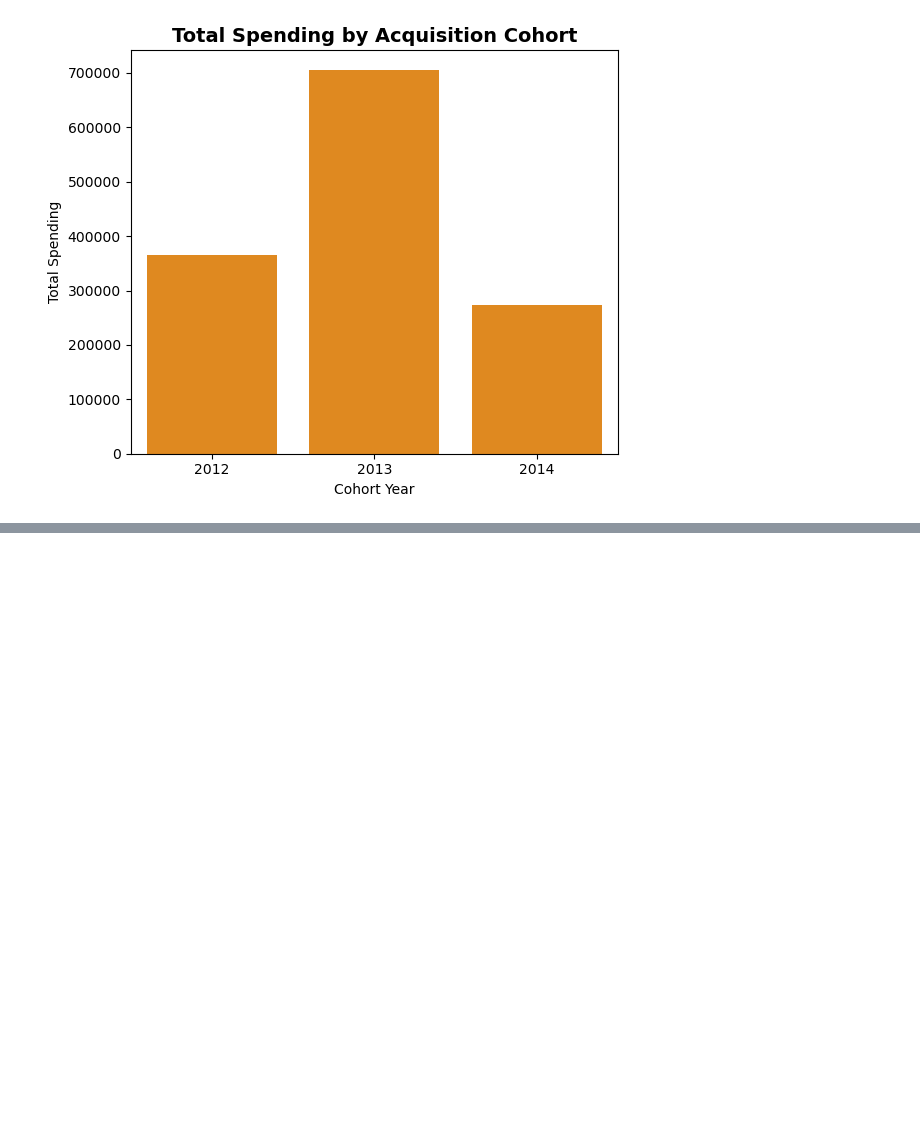
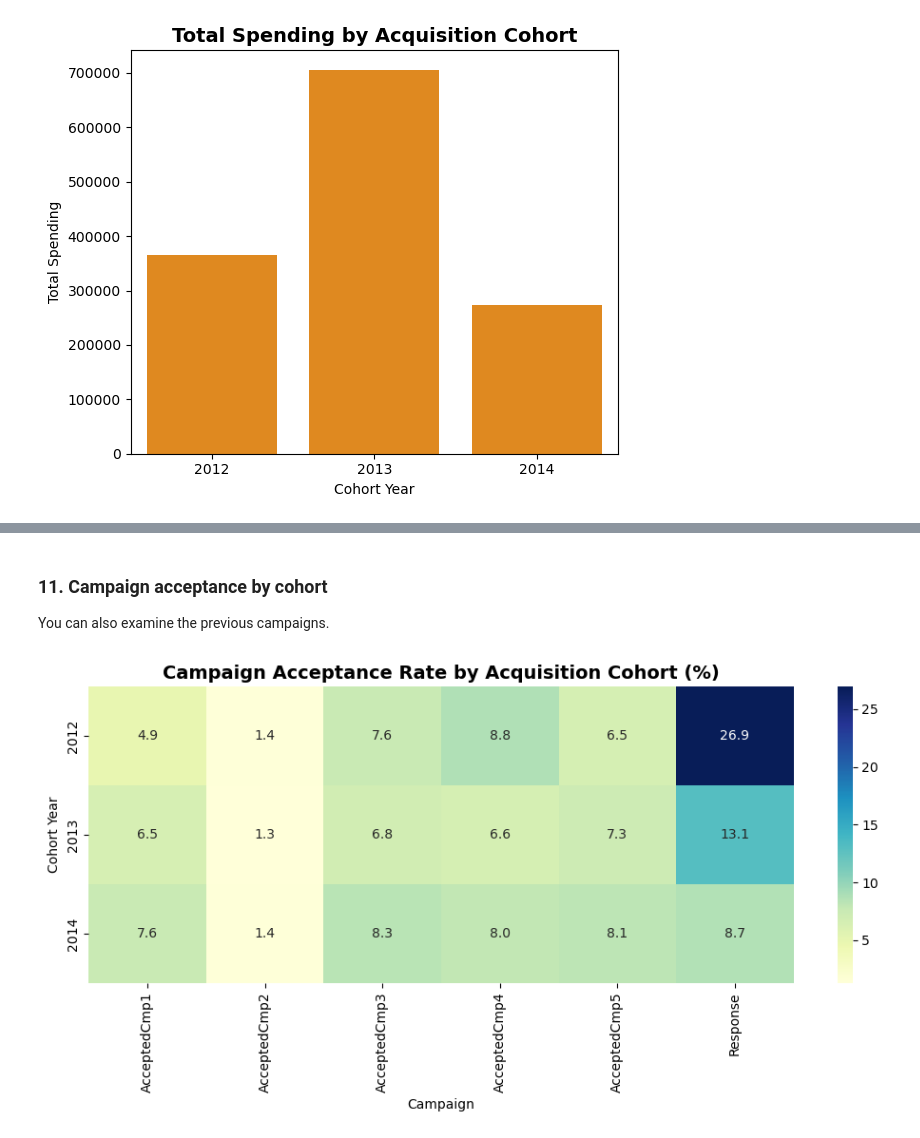
Before and after one commit to annugit1655/Customer-Behaviour-Analysis-with-CLTV, a Jupyter notebook: notebooks/03-Cohort-Analysis_Customer_Engagement.ipynb, the cells around one changed output, grey strips where cells are left out. Drawn from its saved outputs; the diff is of its cells as text; code cells hidden in the pictures; blank space fills up the shorter version.

```diff
--- a/notebooks/03-Cohort-Analysis_Customer_Engagement.ipynb
+++ b/notebooks/03-Cohort-Analysis_Customer_Engagement.ipynb
@@ -354,0 +429,40 @@ plt.show()
+# %% [markdown]
+### **11. Campaign acceptance by cohort**
+
+You can also examine the previous campaigns.
+# %%
+campaign_columns = [
+    "AcceptedCmp1",
+    "AcceptedCmp2",
+    "AcceptedCmp3",
+    "AcceptedCmp4",
+    "AcceptedCmp5",
+    "Response"
+]
+
+# compute average percentage acceptance
+campaign_by_cohort = (
+    df.groupby("Cohort_Year")[campaign_columns]
+      .mean() * 100
+)
+
+campaign_by_cohort.round(2)
+
+# Heatmap Plot
+plt.figure(figsize=(10, 5))
+
+sns.heatmap(
+    campaign_by_cohort,
+    annot=True,
+    fmt=".1f",
+    cmap="YlGnBu"
+)
+
+plt.title("Campaign Acceptance Rate by Acquisition Cohort (%)", fontdict={'size':14, 'weight':'bold'})
+plt.xlabel("Campaign")
+plt.ylabel("Cohort Year")
+
+plt.tight_layout()
+plt.show()
+# %% [output]
+[figure, added]
```
Also changed, not shown: parts of 16 cells of this notebook.
